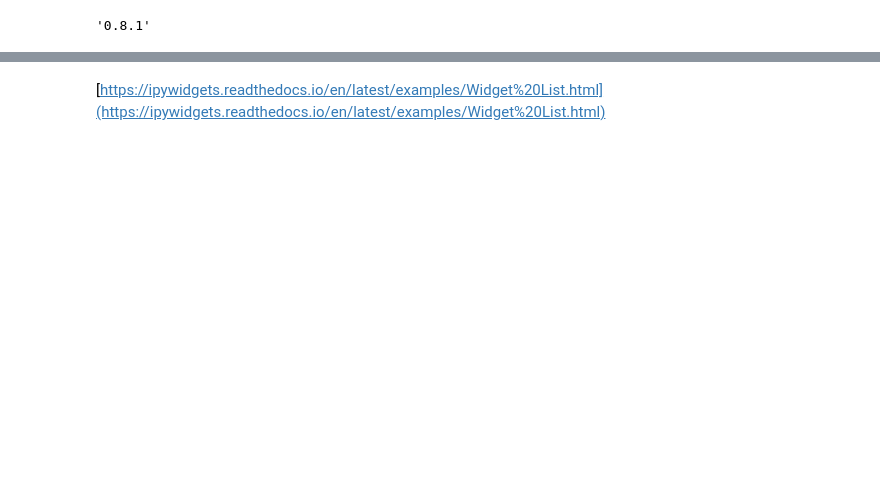
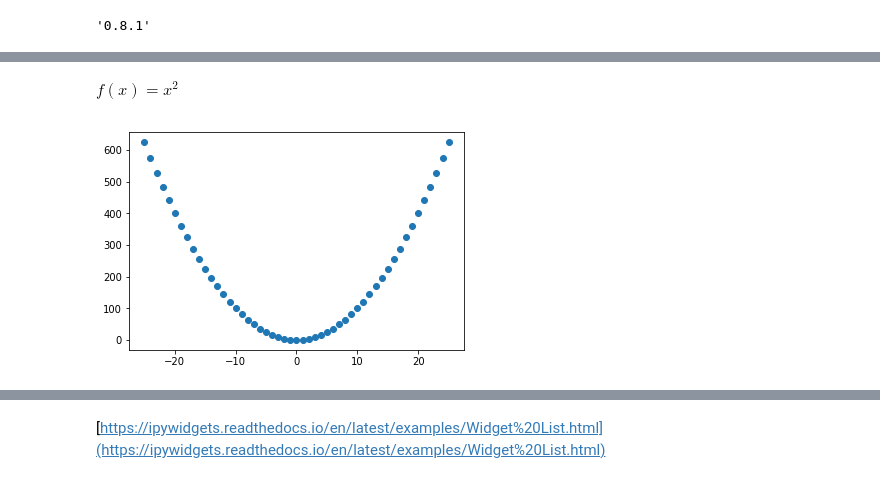
Before and after one commit to Brinkhuis/Cursus, a Jupyter notebook: notebooks/visualization.ipynb, the cells around one changed output, grey strips where cells are left out. Drawn from its saved outputs; the diff is of its cells as text; code cells hidden in the pictures; blank space fills up the shorter version.

```diff
--- a/notebooks/visualization.ipynb
+++ b/notebooks/visualization.ipynb
@@ -22,0 +25,11 @@ sns.__version__
+# %% [markdown]
+$f(x) = x^2$
+# %%
+x = np.array(np.arange(-25, 26))
+y = x ** 2
+# %%
+# scatter plot
+plt.scatter(x, y)
+plt.show()
+# %% [output]
+[figure, added]
```
Also changed, not shown: parts of 54 cells of this notebook.
